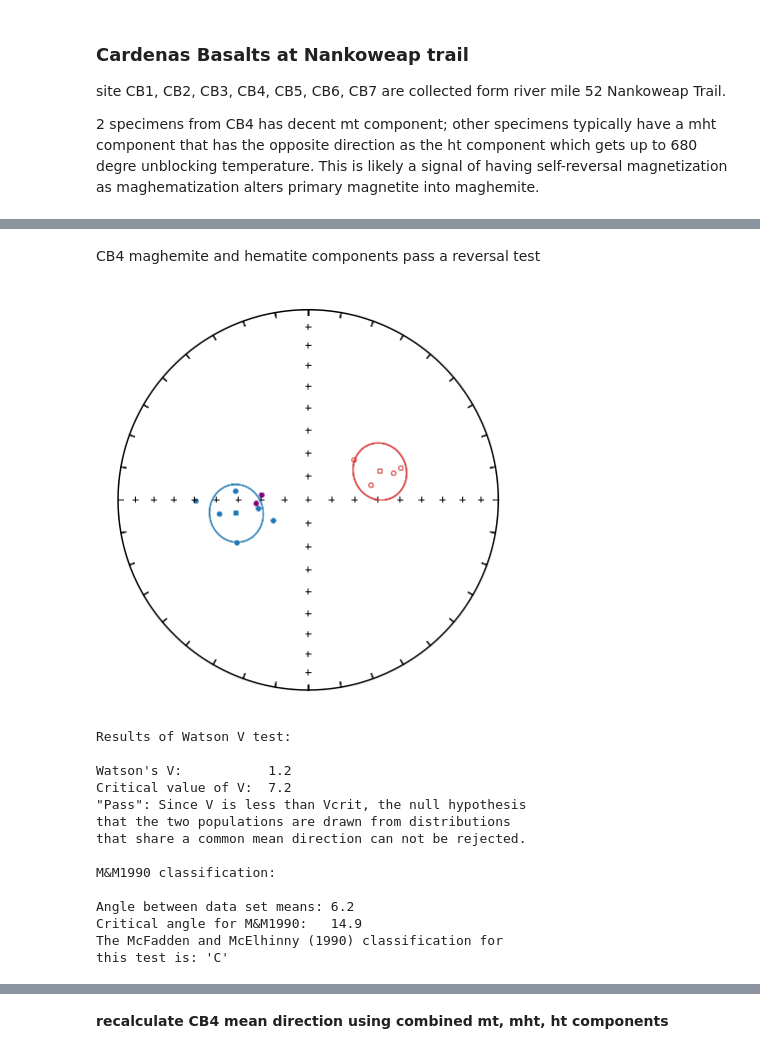
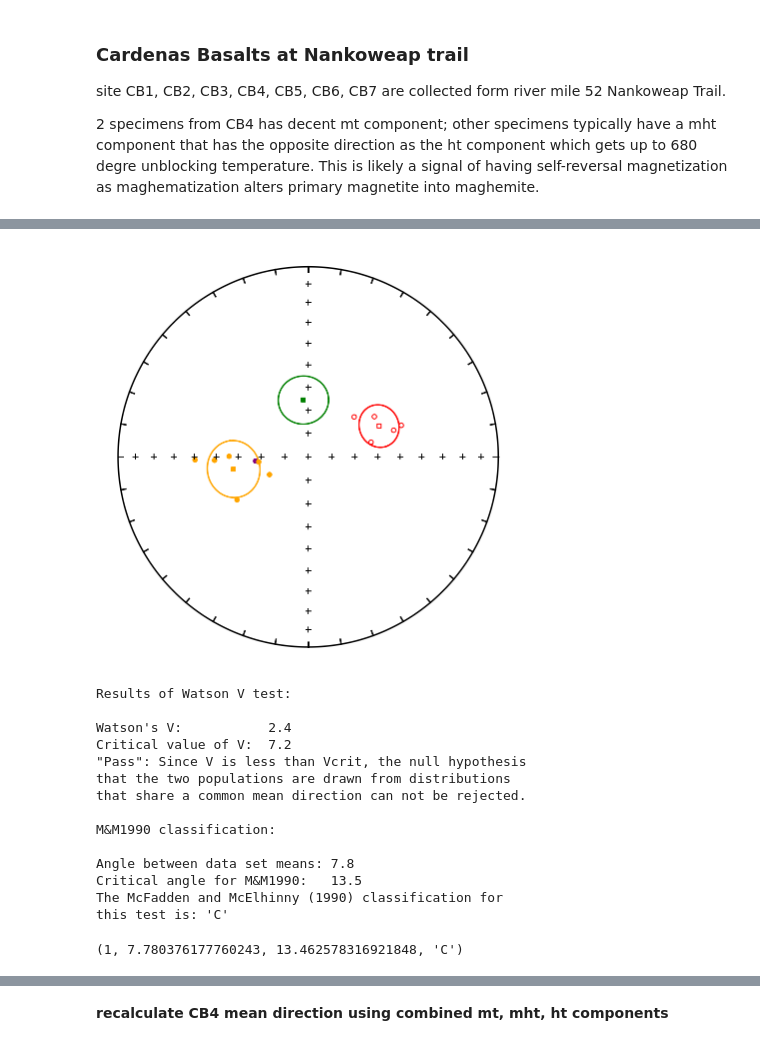
Before and after one commit to Swanson-Hysell-Group/2024_SWLLIP, a Jupyter notebook: code/Grand_Canyon_pmag.ipynb, the cells around one changed output, grey strips where cells are left out. Cells and saved outputs as stored; diff of their text form; code cells hidden in the pictures.

Commit message:
detailing site level description and data processing in notebook

```diff
--- a/code/Grand_Canyon_pmag.ipynb
+++ b/code/Grand_Canyon_pmag.ipynb
@@ -27,4 +79,4 @@ from IPython.display import display
 # %%
-all_sites_data = pd.read_csv('../data/pmag_new/GC_thermal_demag/sites.txt', header = 1, sep='\t')
-all_specimens_data = pd.read_csv('../data/pmag_new/GC_thermal_demag/specimens.txt', header = 1, sep='\t')
+all_sites_data = pd.read_csv('../data/pmag_new/sites.txt', header = 1, sep='\t')
+all_specimens_data = pd.read_csv('../data/pmag_new/specimens.txt', header = 1, sep='\t')
 # %% [markdown]
@@ -230,34 +290,49 @@ CB_Nankoweap_mt_tc = CB_site_data_mt_tc[CB_site_data_mt_tc['site'].isin(['CB1','
 # %%
+CB4_site_data_lt_gc = CB_site_data_lt_gc[CB_site_data_lt_gc['site'] == 'CB4']
 CB4_site_data_mht_tc = CB_site_data_mht_tc
+CB4_site_ht_tc = CB_site_data_ht_tc[CB_site_data_ht_tc['site'] == 'CB4']
 
-CB4_site_ht_tc = CB_site_data_ht_tc[CB_site_data_ht_tc['site'] == 'CB4']
 CB4_specimen_ht_tc = CB_specimen_data_ht_tc[CB_specimen_data_ht_tc['site'] == 'CB4']
 CB4_specimen_mht_tc = CB_specimen_data_mht_tc[CB_specimen_data_mht_tc['site'] == 'CB4']
 CB4_specimen_mt_tc = CB_specimen_data_mt_tc[CB_specimen_data_mt_tc['site'] == 'CB4']
-# %% [markdown]
-CB4 maghemite and hematite components pass a reversal test
 # %%
 plt.figure(figsize=(6,6))
 ipmag.plot_net()
 
-ipmag.plot_di(CB4_specimen_mt_tc['dir_dec'].tolist(), CB4_specimen_mt_tc['dir_inc'].tolist(), color = 'purple')
+ipmag.plot_di(CB4_specimen_mt_tc['dir_dec'].tolist(),
+              CB4_specimen_mt_tc['dir_inc'].tolist(),
+              color = 'purple')
+ipmag.plot_di(CB4_specimen_mht_tc['dir_dec'].tolist(),
+              CB4_specimen_mht_tc['dir_inc'].tolist(),
+              color = 'red')
+ipmag.plot_di(CB4_specimen_ht_tc['dir_dec'].tolist(),
+              CB4_specimen_ht_tc['dir_inc'].tolist(),
+              color = 'orange')
 
-ipmag.plot_di(CB4_specimen_ht_tc['dir_dec'].tolist(), CB4_specimen_ht_tc['dir_inc'].tolist(), color = 'C0')
-ipmag.plot_di_mean(CB4_site_ht_tc['dir_dec'].tolist()[0],  CB4_site_ht_tc['dir_inc'].tolist()[0], CB4_site_ht_tc['dir_alpha95'].tolist()[0]
-                   , marker = 's', color='C0')
 
-ipmag.plot_di(CB4_specimen_mht_tc['dir_dec'].tolist(), CB4_specimen_mht_tc['dir_inc'].tolist(), color = 'C3')
-ipmag.plot_di_mean(CB4_site_data_mht_tc['dir_dec'].tolist()[0],  CB4_site_data_mht_tc['dir_inc'].tolist()[0], CB4_site_data_mht_tc['dir_alpha95'].tolist()[0]
-                   , marker = 's', color='C3')
+ipmag.plot_di_mean(CB4_site_data_lt_gc.dir_dec.tolist()[0],
+                   CB4_site_data_lt_gc.dir_inc.tolist()[0],
+                   CB4_site_data_lt_gc.dir_alpha95.tolist()[0],
+                   marker = 's', color='green', label='lt')
+
+ipmag.plot_di_mean(CB4_site_data_mht_tc['dir_dec'].tolist()[0],
+                   CB4_site_data_mht_tc['dir_inc'].tolist()[0],
+                   CB4_site_data_mht_tc['dir_alpha95'].tolist()[0],
+                   marker = 's', color='red', label='mht')
+
+ipmag.plot_di_mean(CB4_site_ht_tc['dir_dec'].tolist()[0],
+                   CB4_site_ht_tc['dir_inc'].tolist()[0],
+                   CB4_site_ht_tc['dir_alpha95'].tolist()[0],
+                   marker = 's', color='orange')
 # %% [output]
-[figure, old version]
+[figure, new version]
 # %%
 ipmag.reversal_test_MM1990(dec=CB4_specimen_ht_tc['dir_dec'].tolist()+CB4_specimen_mht_tc['dir_dec'].tolist(),
                            inc=CB4_specimen_ht_tc['dir_inc'].tolist()+CB4_specimen_mht_tc['dir_inc'].tolist())
 # %% [output]
 Results of Watson V test:
 
-Watson's V:           1.2
+Watson's V:           2.4
 Critical value of V:  7.2
 "Pass": Since V is less than Vcrit, the null hypothesis
 that the two populations are drawn from distributions
@@ -265,10 +340,11 @@ that share a common mean direction can not be rejected.
 
 M&M1990 classification:
 
-Angle between data set means: 6.2
-Critical angle for M&M1990:   14.9
+Angle between data set means: 7.8
+Critical angle for M&M1990:   13.5
 The McFadden and McElhinny (1990) classification for
 this test is: 'C'
+(1, 7.780376177760243, 13.462578316921848, 'C')
 # %%
 ipmag.reversal_test_MM1990(dec=CB4_specimen_ht_tc['dir_dec'].tolist()+CB4_specimen_mht_tc['dir_dec'].tolist()+CB4_specimen_mt_tc['dir_dec'].tolist(),
                            inc=CB4_specimen_ht_tc['dir_inc'].tolist()+CB4_specimen_mht_tc['dir_inc'].tolist()+CB4_specimen_mt_tc['dir_inc'].tolist())
```
Also changed, not shown: parts of 54 cells of this notebook.
